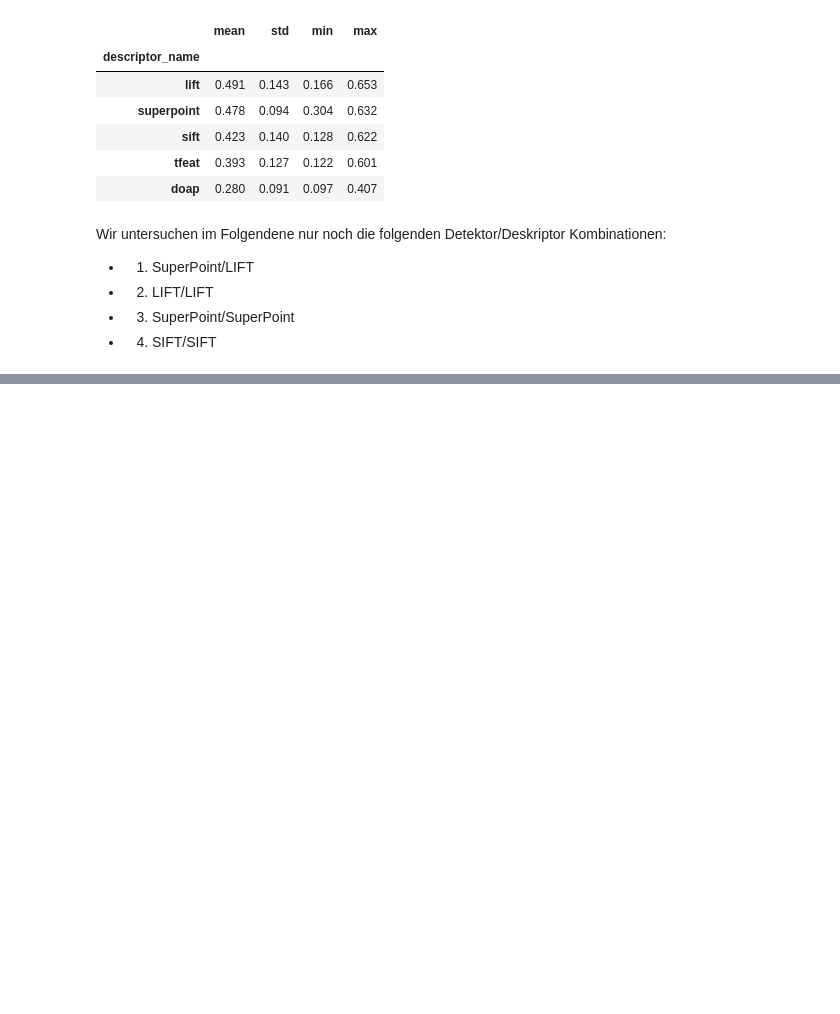
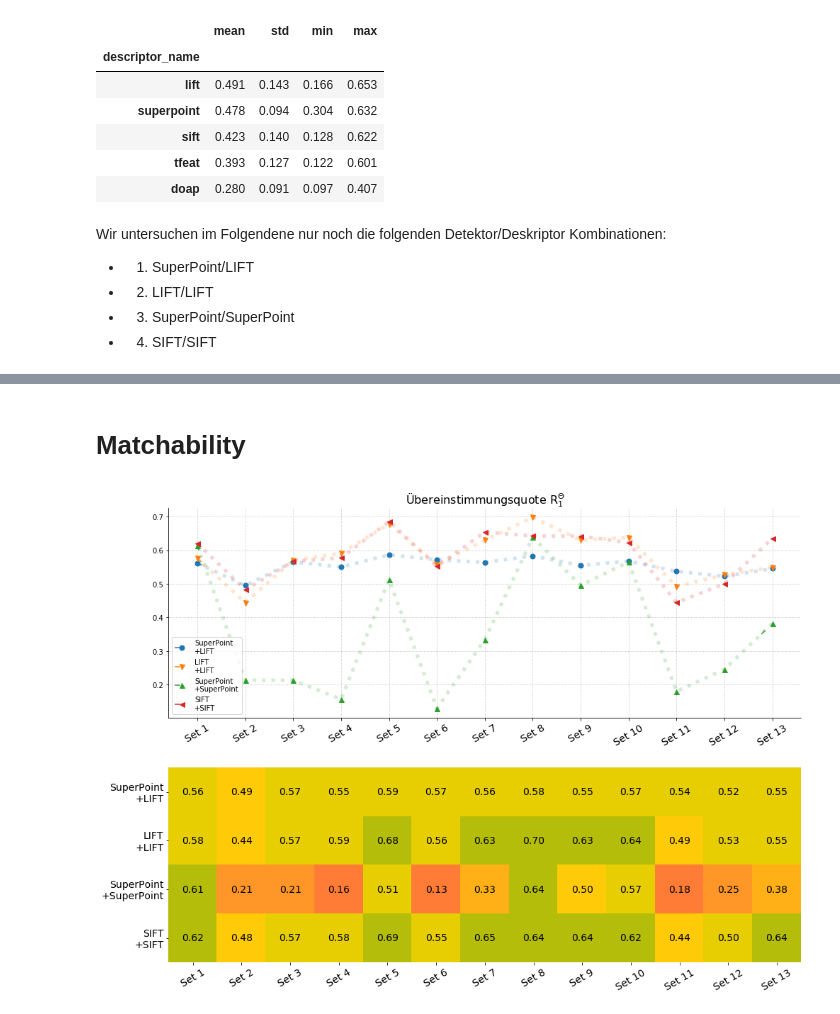
Before and after one commit to Mizzade/diplomarbeit, a Jupyter notebook: evaluation/descriptors/EVALUATE PIPELINE COMPARISON.ipynb, the cells around one changed output, grey strips where cells are left out. Cells and saved outputs as stored; diff of their text form; code cells hidden in the pictures; blank space fills up the shorter version.

```diff
--- a/evaluation/descriptors/EVALUATE PIPELINE COMPARISON.ipynb
+++ b/evaluation/descriptors/EVALUATE PIPELINE COMPARISON.ipynb
@@ -427,0 +723,22 @@ Wir untersuchen im Folgendene nur noch die folgenden Detektor/Deskriptor Kombina
+# %% [markdown]
+# Matchability
+# %%
+fig, _ = plot_stats2(data, dd_combinations, 'matchability', options_lineplot={
+    'xticks': np.arange(len(set_labels)),
+    'xticklabels': set_labels,
+    'ylabel': '',
+    'linelabels': dd_combination_names,
+    'linewidth': 5,
+    'linealpha': 0.2,
+    'linemarkersize': 7,
+    'title': r'Übereinstimmungsquote $\mathrm{R}_{1}^{\Theta}$'
+}, options_rectplot={
+    'cmap': cmap_good,
+    'xticks': np.arange(len(set_labels)),
+    'xticklabels': set_labels,
+    'yticks': np.arange(len(dd_combination_names)),
+    'yticklabels': dd_combination_names
+});
+save_figure(outpath, 'matchability_r1.png', fig)
+# %% [output]
+[figure, added]
```
Also changed, not shown: parts of 29 cells of this notebook, 3 other files.
